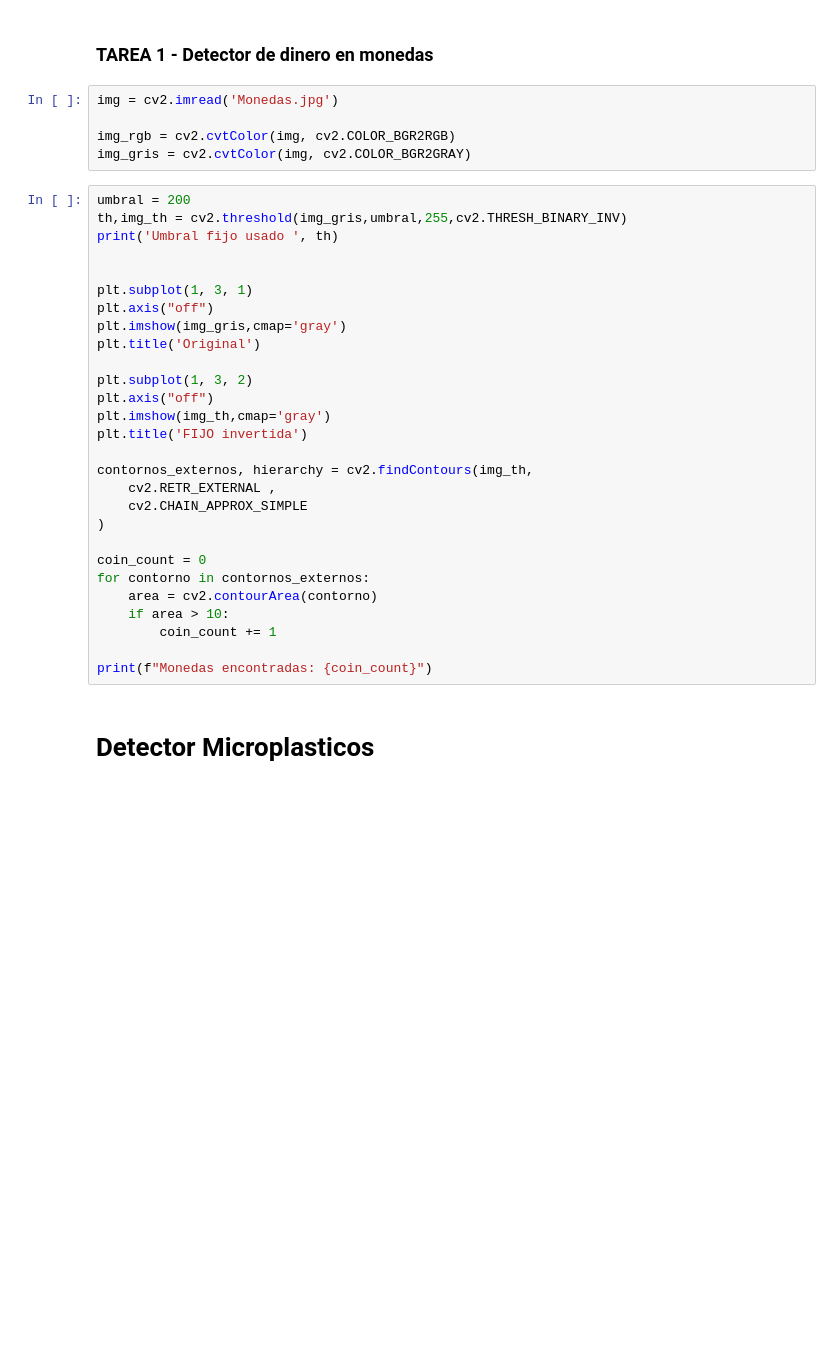
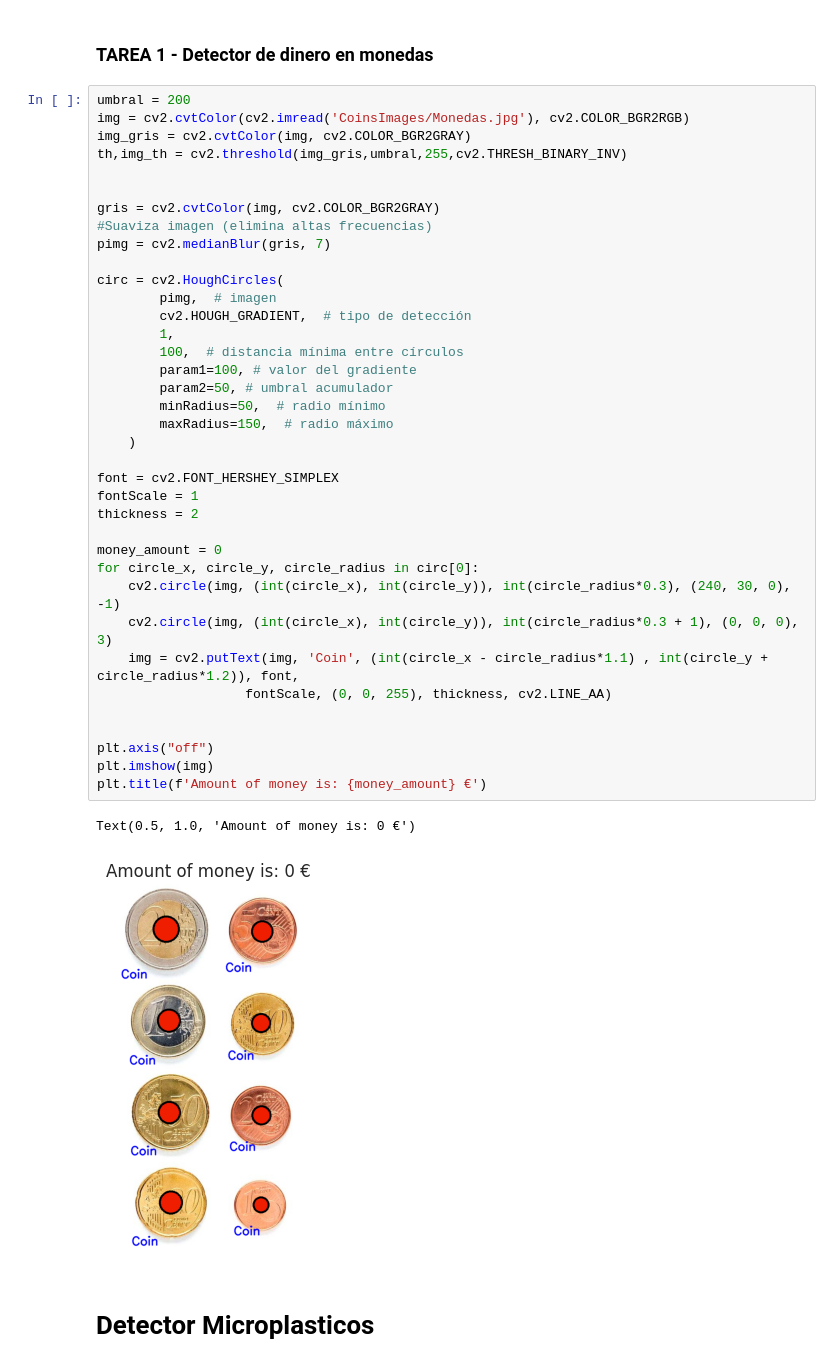
Before and after one commit to AndreaSantaloz/ThirdPracticeVC, a Jupyter notebook: entrega.ipynb, the cells around one changed output. Saved outputs shown, nothing was run; the diff lists cells and outputs as text; blank space fills up the shorter version.

Commit message:
Added labels and marks to coin detection

```diff
--- a/entrega.ipynb
+++ b/entrega.ipynb
@@ -10,39 +10,46 @@ import matplotlib.pyplot as plt
 import csv
 # %% [markdown]
 ### TAREA 1 - Detector de dinero en monedas
-# %%
-img = cv2.imread('Monedas.jpg')
-
-img_rgb = cv2.cvtColor(img, cv2.COLOR_BGR2RGB)
-img_gris = cv2.cvtColor(img, cv2.COLOR_BGR2GRAY)
 # %%
 umbral = 200
+img = cv2.cvtColor(cv2.imread('CoinsImages/Monedas.jpg'), cv2.COLOR_BGR2RGB)
+img_gris = cv2.cvtColor(img, cv2.COLOR_BGR2GRAY)
 th,img_th = cv2.threshold(img_gris,umbral,255,cv2.THRESH_BINARY_INV)
-print('Umbral fijo usado ', th)
 
 
-plt.subplot(1, 3, 1)
+gris = cv2.cvtColor(img, cv2.COLOR_BGR2GRAY)
+#Suaviza imagen (elimina altas frecuencias)
+pimg = cv2.medianBlur(gris, 7)
+
+circ = cv2.HoughCircles(
+        pimg,  # imagen
+        cv2.HOUGH_GRADIENT,  # tipo de detección
+        1,
+        100,  # distancia mínima entre círculos
+        param1=100, # valor del gradiente
+        param2=50, # umbral acumulador
+        minRadius=50,  # radio mínimo
+        maxRadius=150,  # radio máximo
+    )
+
+font = cv2.FONT_HERSHEY_SIMPLEX
+fontScale = 1
+thickness = 2
+
+money_amount = 0
+for circle_x, circle_y, circle_radius in circ[0]:
+    cv2.circle(img, (int(circle_x), int(circle_y)), int(circle_radius*0.3), (240, 30, 0), -1)
+    cv2.circle(img, (int(circle_x), int(circle_y)), int(circle_radius*0.3 + 1), (0, 0, 0), 3)
+    img = cv2.putText(img, 'Coin', (int(circle_x - circle_radius*1.1) , int(circle_y + circle_radius*1.2)), font,
+                   fontScale, (0, 0, 255), thickness, cv2.LINE_AA)
+
+
 plt.axis("off")
-plt.imshow(img_gris,cmap='gray')
-plt.title('Original')
-
-plt.subplot(1, 3, 2)
-plt.axis("off")
-plt.imshow(img_th,cmap='gray')
-plt.title('FIJO invertida')
-
-contornos_externos, hierarchy = cv2.findContours(img_th,
-    cv2.RETR_EXTERNAL ,
-    cv2.CHAIN_APPROX_SIMPLE
-)
-
-coin_count = 0
-for contorno in contornos_externos:
-    area = cv2.contourArea(contorno)
-    if area > 10:
-        coin_count += 1
-
-print(f"Monedas encontradas: {coin_count}")
+plt.imshow(img)
+plt.title(f'Amount of money is: {money_amount} €')
+# %% [output]
+Text(0.5, 1.0, 'Amount of money is: 0 €')
+[figure, added]
 # %% [markdown]
 # Detector Microplasticos
 # %%
```
Also changed, not shown: parts of 1 cell of this notebook.
